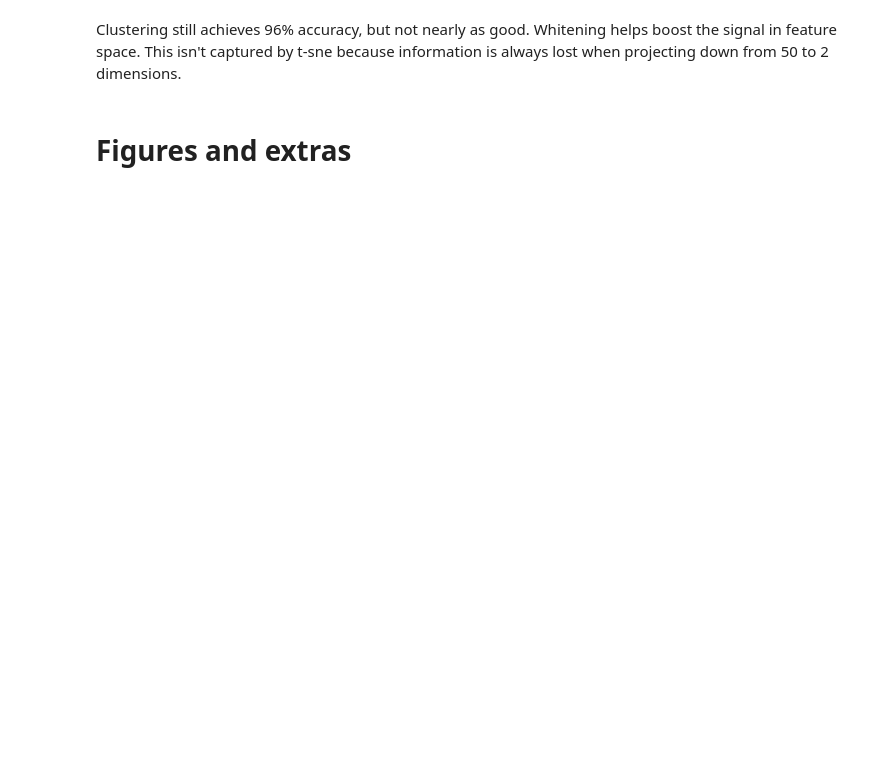
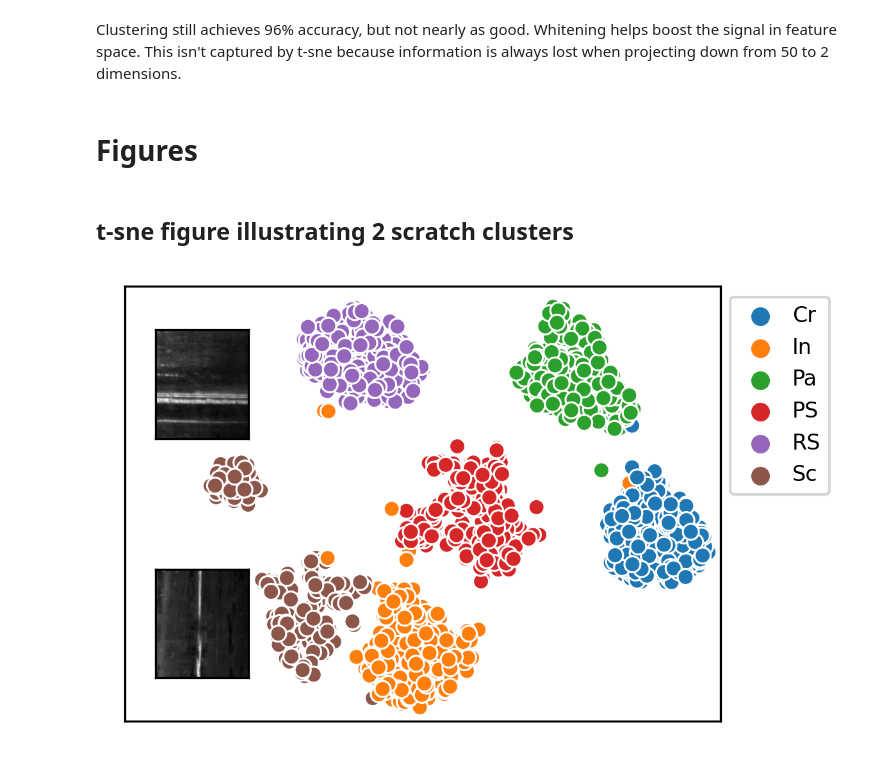
Before and after one commit to rccohn/NEU-Cluster, a Jupyter notebook: notebooks/03_standard.ipynb, the cells around one changed output. Saved outputs shown, nothing was run; the diff lists cells and outputs as text; code cells hidden in the pictures; blank space fills up the shorter version.

```diff
--- a/notebooks/03_standard.ipynb
+++ b/notebooks/03_standard.ipynb
@@ -258,4 +262,6 @@ weighted avg      0.961     0.961     0.960      1800
 # %% [markdown]
 Clustering still achieves 96% accuracy, but not nearly as good. Whitening helps boost the signal in feature space. This isn't captured by t-sne because information is always lost when projecting down from 50 to 2 dimensions.
 # %% [markdown]
-# Figures and extras
+# Figures
+# %% [markdown]
+## t-sne figure illustrating 2 scratch clusters
@@ -261,0 +288,43 @@ Clustering still achieves 96% accuracy, but not nearly as good. Whitening helps
+# %%
+labarray = np.asarray(labels)
+filearray = np.asarray(files)
+
+group1files = filearray[Scgroup1]
+group2files = filearray[Scgroup2]
+
+file1 = group1files[i1]
+file2 = group2files[i2]
+
+im1 = skimage.io.imread(file1)
+im2 = skimage.io.imread(file2)
+# %%
+fig, ax  = plt.subplots(figsize=(4,3), dpi=300, facecolor='w')
+sns.scatterplot(x_nw_tsne[:,0], x_nw_tsne[:,1],
+                 hue=labels, hue_order=le.labels_ordered, ax=ax)
+ax.axis([-85,70,-55,55])
+l1 = ax.legend(loc='upper center', ncol=1,
+                bbox_to_anchor=(1.1,1), columnspacing=0.5, fontsize=(8), handletextpad=0.5)
+
+ia1 = ax.inset_axes([0.005,0.1,0.25,0.25])
+ia1.set_xticks([])
+ia1.set_yticks([])
+ia1.axis([0,1,0,1])
+ia1.imshow(im1, cmap='gray', extent=(0,1,0,1))
+
+ia2 = ax.inset_axes([0.005,0.65,0.25,0.25])
+ia2.axis([0,1,0,1])
+ia2.set_xticks([])
+ia2.set_yticks([])
+ia2.imshow(im2, extent=(0,1,0,1), cmap='gray')
+# ax.plot(x1_Sc1[i1,0], x1_Sc1[i1,1], 'kd')
+# ax.plot(x1_Sc2[i2,0], x1_Sc2[i2,1], 'ks')
+ax.set_xticks([])
+ax.set_yticks([])
+#fig.tight_layout()
+
+fig_path = Path('..','Figures')
+fig.savefig(fig_path / 'tsne_scratches_inlay.png', bbox_inches='tight')
+
+plt.show()
+# %% [output]
+[figure, added]
```
Also changed, not shown: parts of 24 cells of this notebook, 9 other files.
